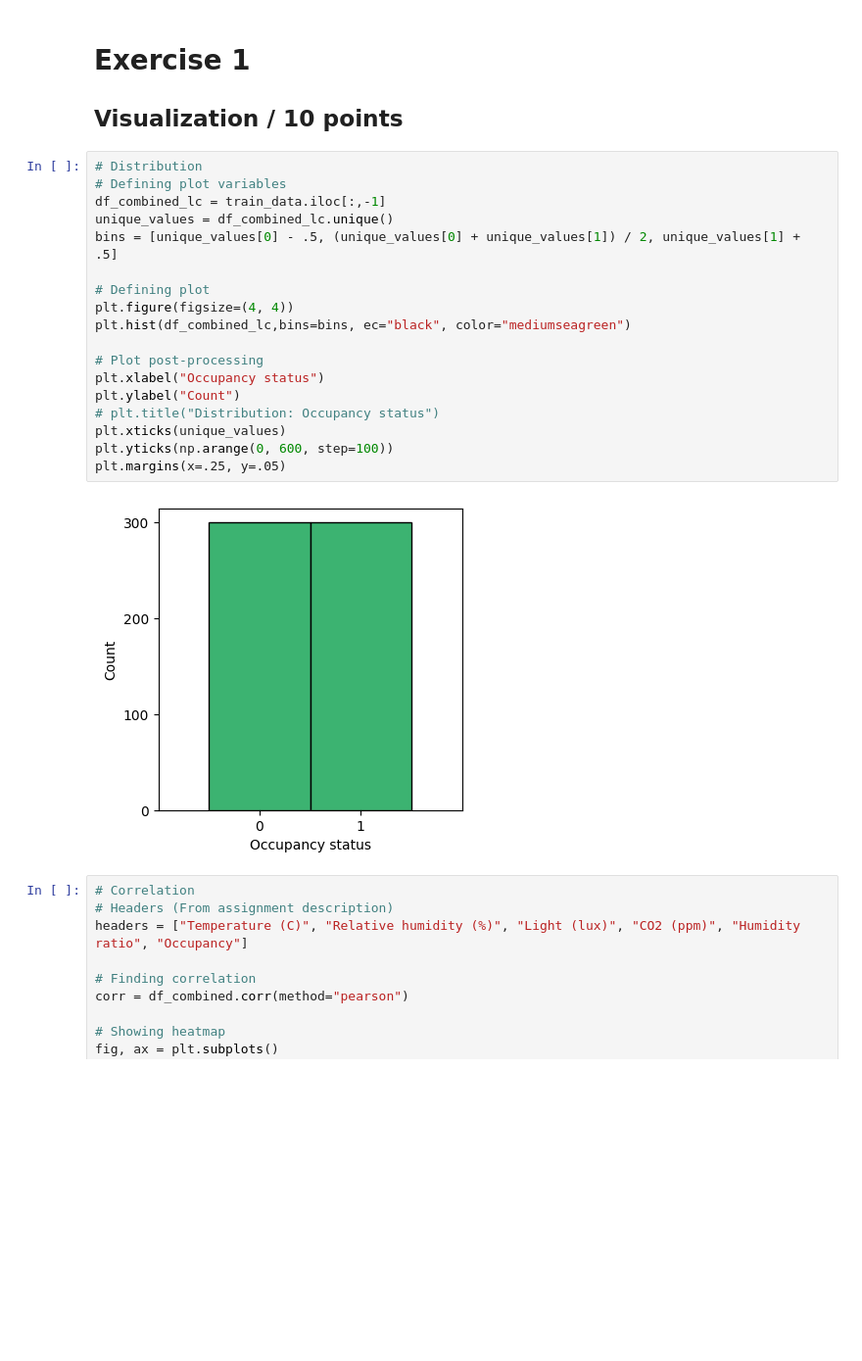
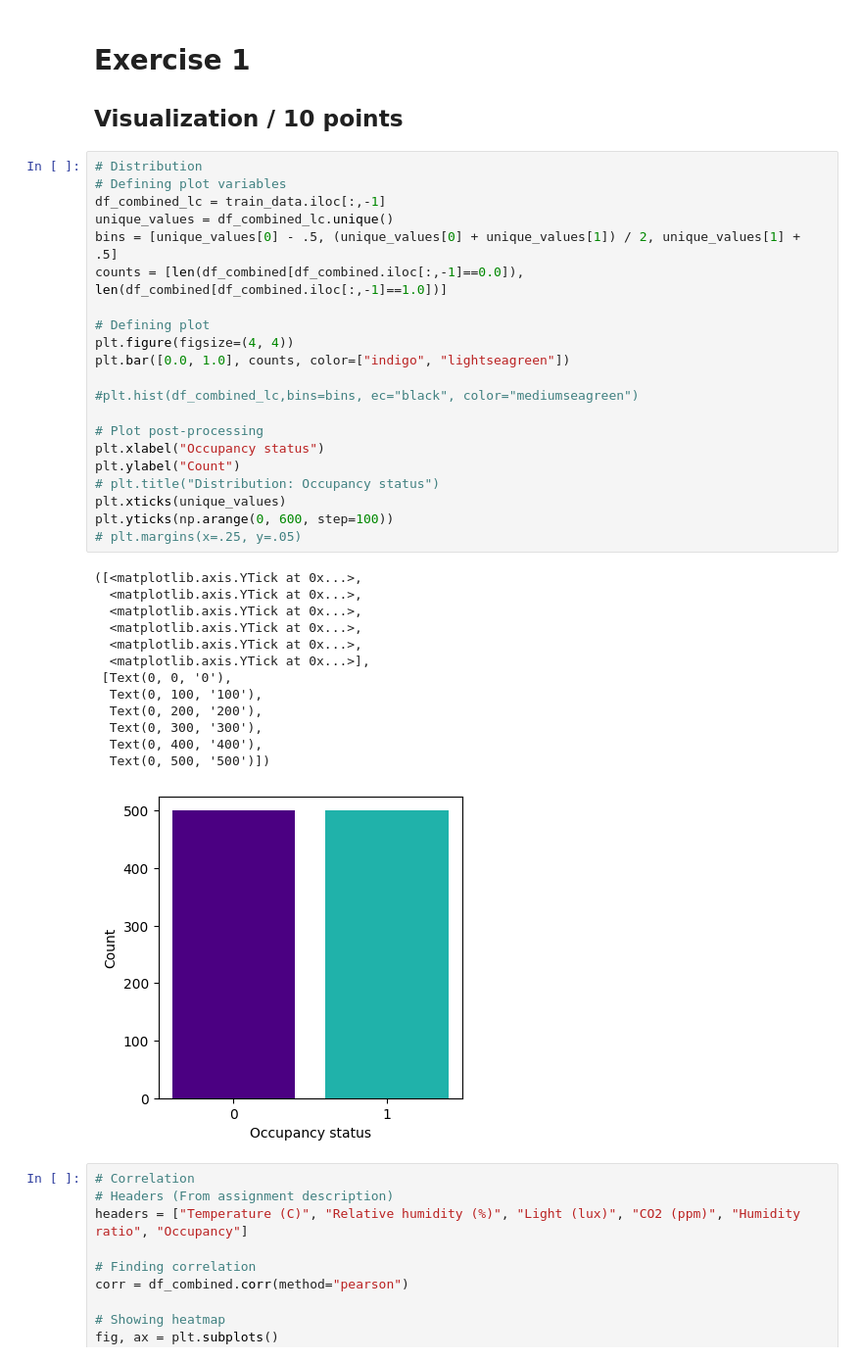
Before and after one commit to Cyrkryta/UCPH-ITDS-Assignments, a Jupyter notebook: Assignment-2/assignment2.ipynb, the cells around one changed output. Shown at 98% size. Saved outputs shown, nothing was run; the diff lists cells and outputs as text; blank space fills up the shorter version.

```diff
--- a/Assignment-2/assignment2.ipynb
+++ b/Assignment-2/assignment2.ipynb
@@ -53,23 +53,38 @@ print(len(df_combined[df_combined.iloc[:,-1]==0.0]))
 # %%
 # Distribution
 # Defining plot variables
 df_combined_lc = train_data.iloc[:,-1]
 unique_values = df_combined_lc.unique()
 bins = [unique_values[0] - .5, (unique_values[0] + unique_values[1]) / 2, unique_values[1] + .5]
+counts = [len(df_combined[df_combined.iloc[:,-1]==0.0]), len(df_combined[df_combined.iloc[:,-1]==1.0])]
 
 # Defining plot
 plt.figure(figsize=(4, 4))
-plt.hist(df_combined_lc,bins=bins, ec="black", color="mediumseagreen")
+plt.bar([0.0, 1.0], counts, color=["indigo", "lightseagreen"])
+
+#plt.hist(df_combined_lc,bins=bins, ec="black", color="mediumseagreen")
 
 # Plot post-processing
 plt.xlabel("Occupancy status")
 plt.ylabel("Count")
 # plt.title("Distribution: Occupancy status")
 plt.xticks(unique_values)
 plt.yticks(np.arange(0, 600, step=100))
-plt.margins(x=.25, y=.05)
+# plt.margins(x=.25, y=.05)
 # %% [output]
+([<matplotlib.axis.YTick at 0x...>,
+  <matplotlib.axis.YTick at 0x...>,
+  <matplotlib.axis.YTick at 0x...>,
+  <matplotlib.axis.YTick at 0x...>,
+  <matplotlib.axis.YTick at 0x...>,
+  <matplotlib.axis.YTick at 0x...>],
+ [Text(0, 0, '0'),
+  Text(0, 100, '100'),
+  Text(0, 200, '200'),
+  Text(0, 300, '300'),
+  Text(0, 400, '400'),
+  Text(0, 500, '500')])
-[figure, old version]
+[figure, new version]
 # %%
 # Correlation
 # Headers (From assignment description)
```
Also changed, not shown: parts of 6 cells of this notebook.
